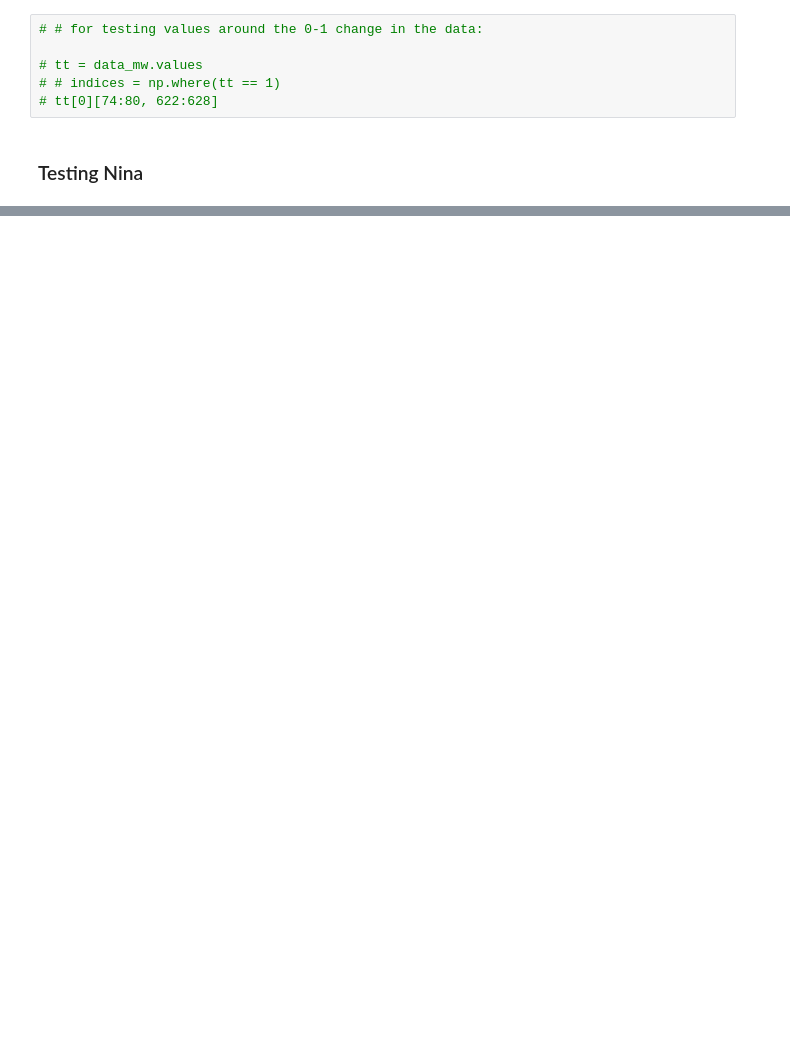
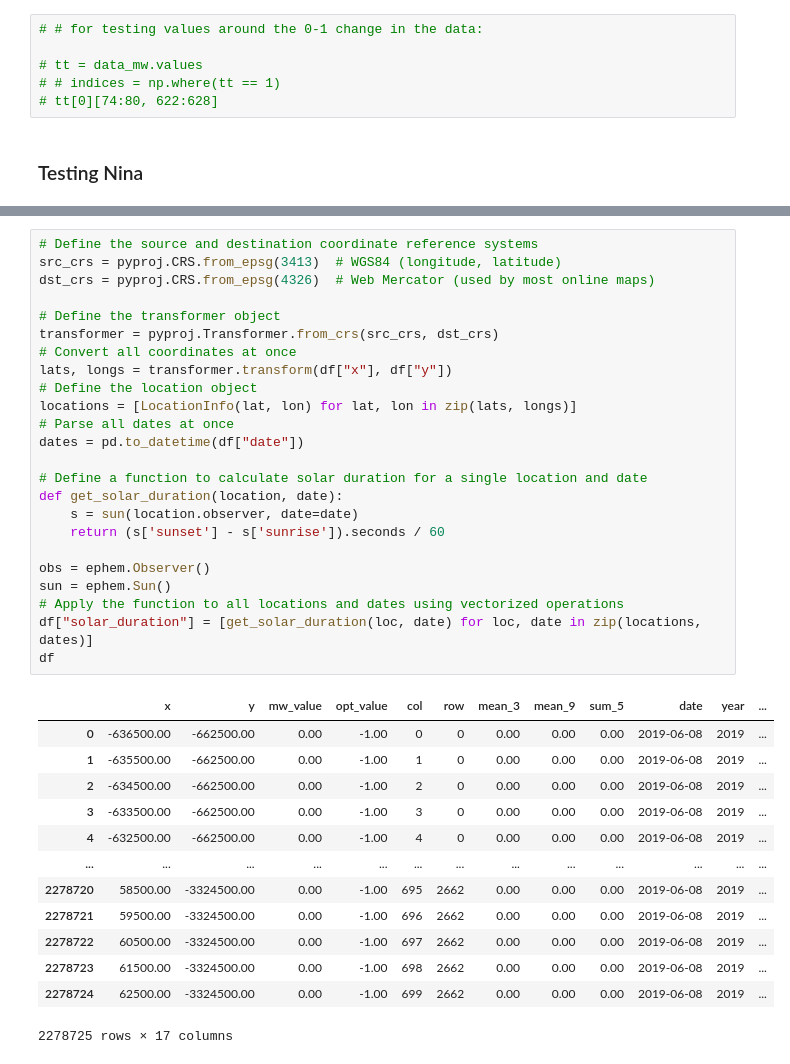
Before and after one commit to linaskerath/RP_Greenland, a Jupyter notebook: Scripts/06_feature_engineering_new.ipynb, the cells around one changed output, grey strips where cells are left out. Cells and saved outputs as stored; diff of their text form; blank space fills up the shorter version.

```diff
--- a/Scripts/06_feature_engineering_new.ipynb
+++ b/Scripts/06_feature_engineering_new.ipynb
@@ -304 +284,39 @@ t[t["season"] == 3]
+# %%
+# Define the source and destination coordinate reference systems
+src_crs = pyproj.CRS.from_epsg(3413)  # WGS84 (longitude, latitude)
+dst_crs = pyproj.CRS.from_epsg(4326)  # Web Mercator (used by most online maps)
+
+# Define the transformer object
+transformer = pyproj.Transformer.from_crs(src_crs, dst_crs)
+# Convert all coordinates at once
+lats, longs = transformer.transform(df["x"], df["y"])
+# Define the location object
+locations = [LocationInfo(lat, lon) for lat, lon in zip(lats, longs)]
+# Parse all dates at once
+dates = pd.to_datetime(df["date"])
+
+# Define a function to calculate solar duration for a single location and date
+def get_solar_duration(location, date):
+    s = sun(location.observer, date=date)
+    return (s['sunset'] - s['sunrise']).seconds / 60
+
+obs = ephem.Observer()
+sun = ephem.Sun()
+# Apply the function to all locations and dates using vectorized operations
+df["solar_duration"] = [get_solar_duration(loc, date) for loc, date in zip(locations, dates)]
+df
+# %% [output]
+|  | x | y | mw_value | opt_value | col | row | mean_3 | mean_9 | sum_5 | date | year | ... |
+| 0 | -636500.00 | -662500.00 | 0.00 | -1.00 | 0 | 0 | 0.00 | 0.00 | 0.00 | 2019-06-08 | 2019 | ... |
+| 1 | -635500.00 | -662500.00 | 0.00 | -1.00 | 1 | 0 | 0.00 | 0.00 | 0.00 | 2019-06-08 | 2019 | ... |
+| 2 | -634500.00 | -662500.00 | 0.00 | -1.00 | 2 | 0 | 0.00 | 0.00 | 0.00 | 2019-06-08 | 2019 | ... |
+| 3 | -633500.00 | -662500.00 | 0.00 | -1.00 | 3 | 0 | 0.00 | 0.00 | 0.00 | 2019-06-08 | 2019 | ... |
+| 4 | -632500.00 | -662500.00 | 0.00 | -1.00 | 4 | 0 | 0.00 | 0.00 | 0.00 | 2019-06-08 | 2019 | ... |
+| ... | ... | ... | ... | ... | ... | ... | ... | ... | ... | ... | ... | ... |
+| 2278720 | 58500.00 | -3324500.00 | 0.00 | -1.00 | 695 | 2662 | 0.00 | 0.00 | 0.00 | 2019-06-08 | 2019 | ... |
+| 2278721 | 59500.00 | -3324500.00 | 0.00 | -1.00 | 696 | 2662 | 0.00 | 0.00 | 0.00 | 2019-06-08 | 2019 | ... |
+| 2278722 | 60500.00 | -3324500.00 | 0.00 | -1.00 | 697 | 2662 | 0.00 | 0.00 | 0.00 | 2019-06-08 | 2019 | ... |
+| 2278723 | 61500.00 | -3324500.00 | 0.00 | -1.00 | 698 | 2662 | 0.00 | 0.00 | 0.00 | 2019-06-08 | 2019 | ... |
+| 2278724 | 62500.00 | -3324500.00 | 0.00 | -1.00 | 699 | 2662 | 0.00 | 0.00 | 0.00 | 2019-06-08 | 2019 | ... |
+2278725 rows × 17 columns
 # %%
```
Also changed, not shown: parts of 13 cells of this notebook, 12 other files.
